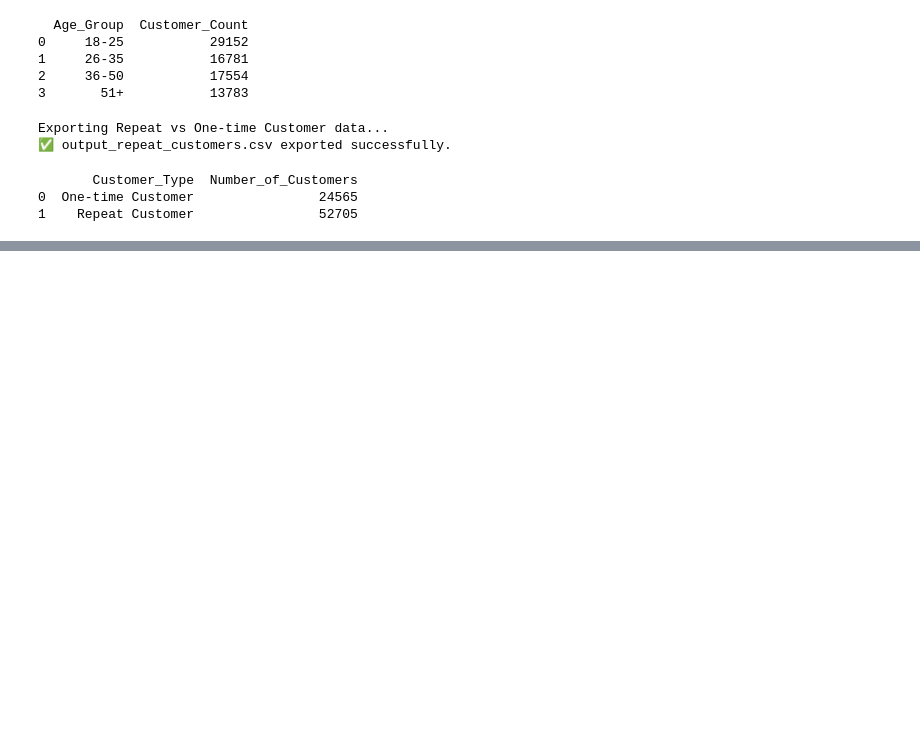
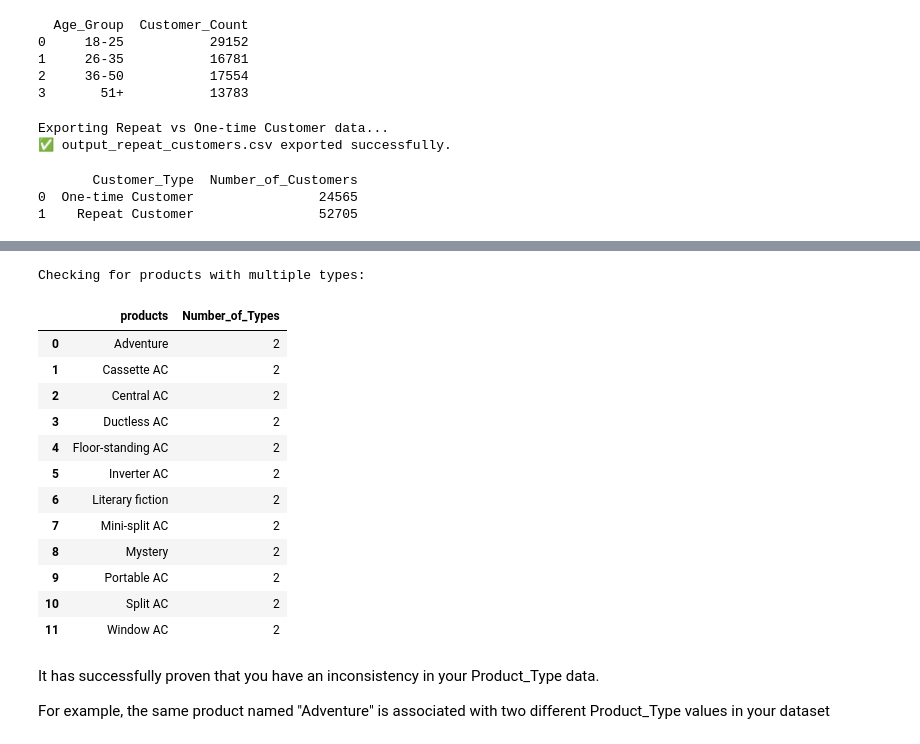
Before and after one commit to pranav444444/MinorProject_Sem7_Customer-Preference-and-Trend-Analytics-for-the-Retail-Sector, a Jupyter notebook: sample_retail_sales (2).ipynb, the cells around one changed output, grey strips where cells are left out. Cells and saved outputs as stored; diff of their text form; code cells hidden in the pictures; blank space fills up the shorter version.

```diff
--- a/sample_retail_sales (2).ipynb
+++ b/sample_retail_sales (2).ipynb
@@ -1826,0 +2085,33 @@ print(df_repeat_customers)
+# %%
+# Check for Product Type inconsistency
+print("Checking for products with multiple types:")
+display(pd.read_sql_query("""
+    SELECT
+        products,
+        COUNT(DISTINCT Product_Type) AS Number_of_Types
+    FROM
+        RetailData
+    GROUP BY
+        products
+    HAVING
+        COUNT(DISTINCT Product_Type) > 1;
+""", conn))
+# %% [output]
+Checking for products with multiple types:
+|  | products | Number_of_Types |
+| 0 | Adventure | 2 |
+| 1 | Cassette AC | 2 |
+| 2 | Central AC | 2 |
+| 3 | Ductless AC | 2 |
+| 4 | Floor-standing AC | 2 |
+| 5 | Inverter AC | 2 |
+| 6 | Literary fiction | 2 |
+| 7 | Mini-split AC | 2 |
+| 8 | Mystery | 2 |
+| 9 | Portable AC | 2 |
+| 10 | Split AC | 2 |
+| 11 | Window AC | 2 |
+# %% [markdown]
+It has successfully proven that you have an inconsistency in your Product_Type data.
+
+For example, the same product named "Adventure" is associated with two different Product_Type values in your dataset
```
Also changed, not shown: parts of 17 cells of this notebook, 7 other files.
